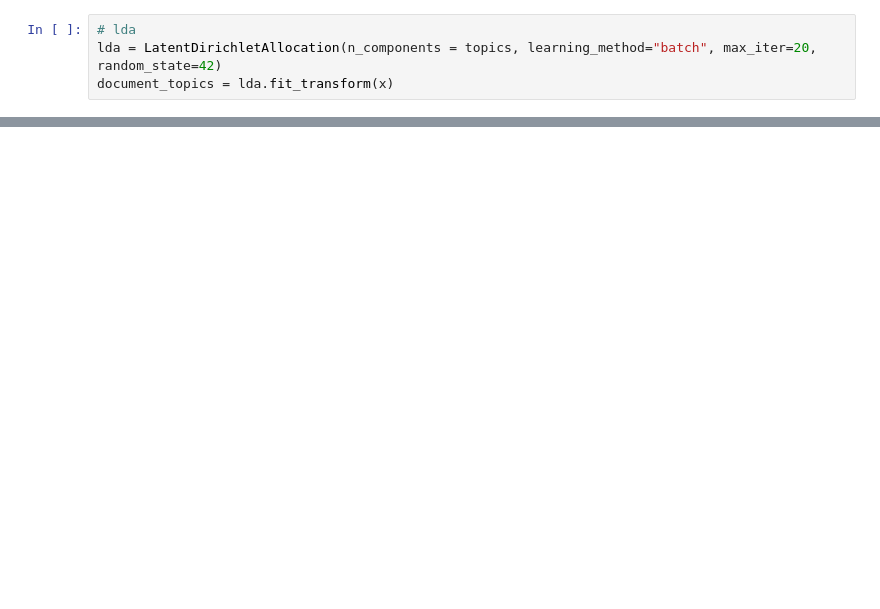
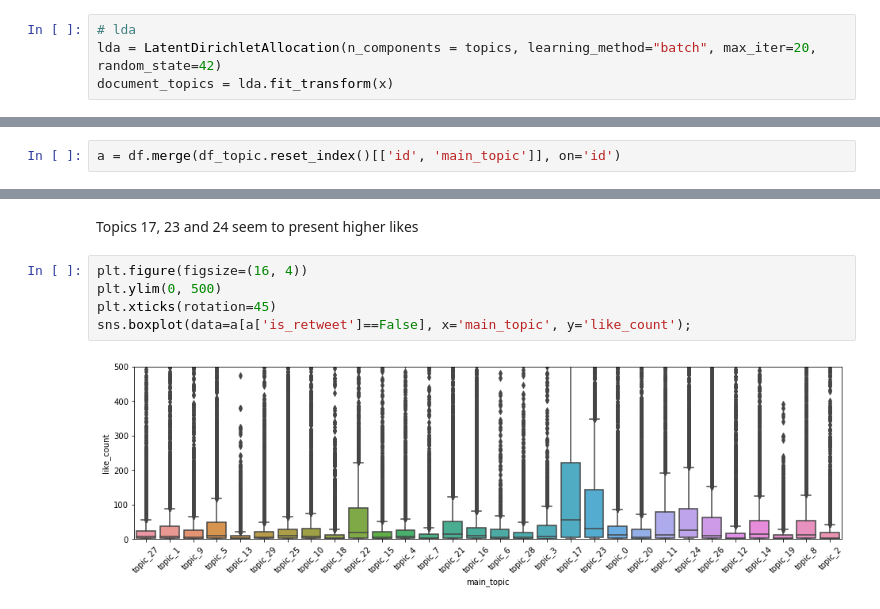
Before and after one commit to ossamum/kuleuven-thesis, a Jupyter notebook: 02_TopicModeling.ipynb, the cells around one changed output, grey strips where cells are left out. Saved outputs shown, nothing was run; the diff lists cells and outputs as text; blank space fills up the shorter version.

```diff
--- a/02_TopicModeling.ipynb
+++ b/02_TopicModeling.ipynb
@@ -106,0 +165,2 @@ the rt of in to is and for on be that are we with has this it turkey by not
+# %%
+a = df.merge(df_topic.reset_index()[['id', 'main_topic']], on='id')
@@ -106,0 +202,9 @@ the rt of in to is and for on be that are we with has this it turkey by not
+# %% [markdown]
+Topics 17, 23 and 24 seem to present higher likes
+# %%
+plt.figure(figsize=(16, 4))
+plt.ylim(0, 500)
+plt.xticks(rotation=45)
+sns.boxplot(data=a[a['is_retweet']==False], x='main_topic', y='like_count');
+# %% [output]
+[figure, added]
```
Also changed, not shown: parts of 57 cells of this notebook.
